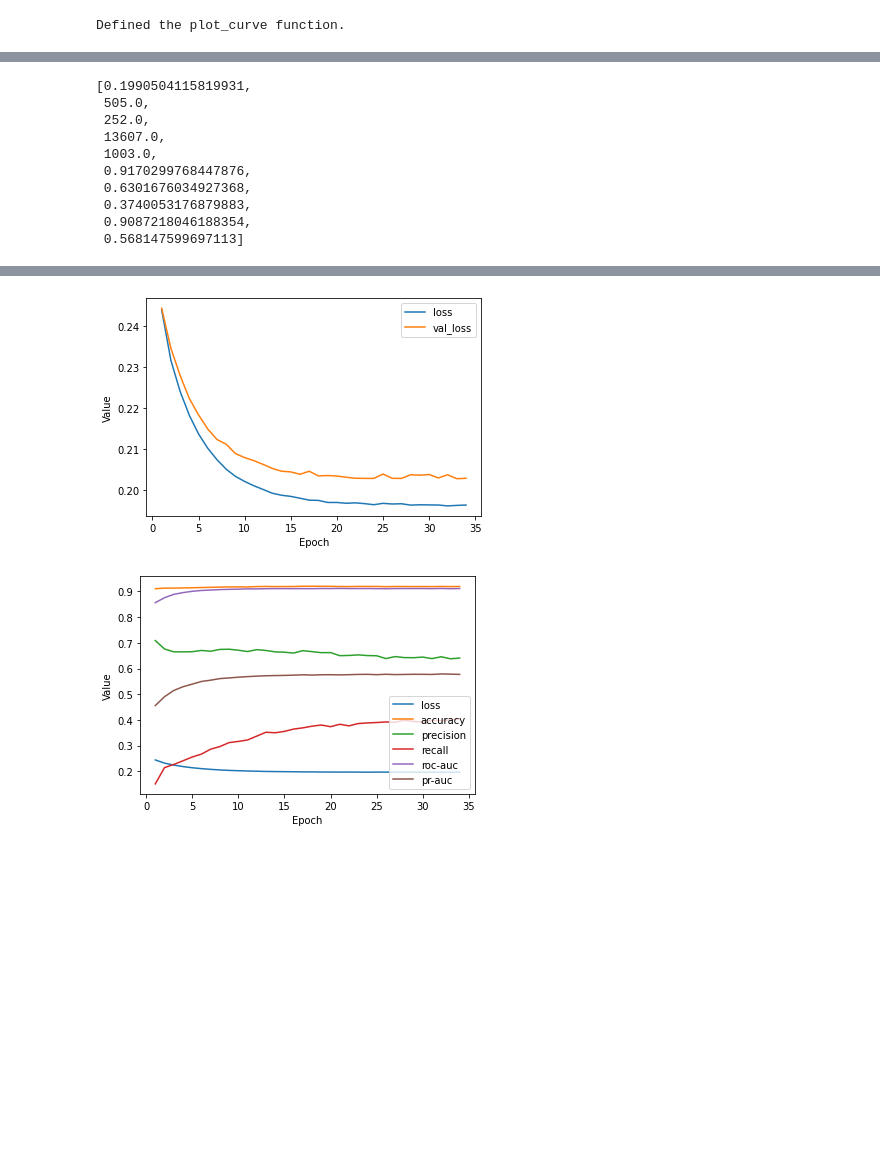
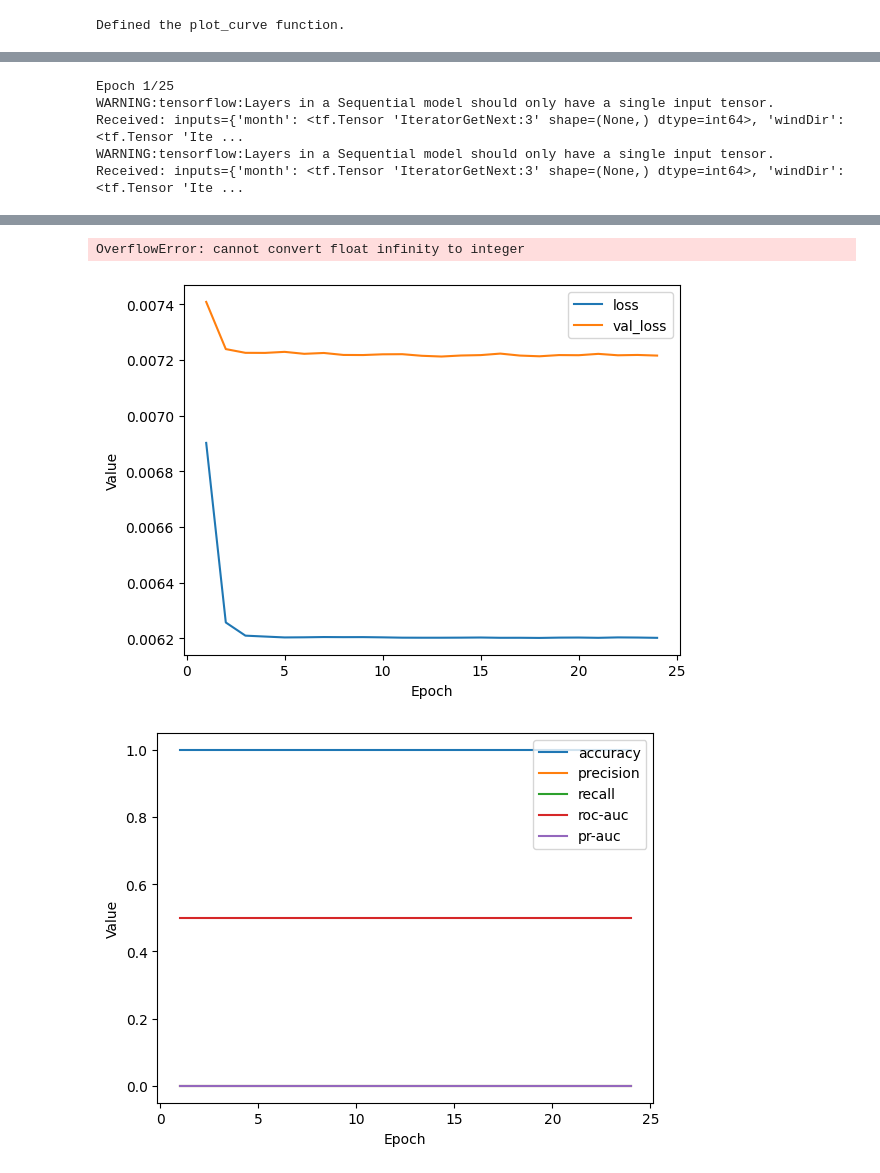
Before and after one commit to Bombbird2001/Windshear-Predictor, a Jupyter notebook: windshear_predictor.ipynb, the cells around one changed output, grey strips where cells are left out. Drawn from its saved outputs; the diff is of its cells as text; code cells hidden in the pictures; blank space fills up the shorter version.

```diff
--- a/windshear_predictor.ipynb
+++ b/windshear_predictor.ipynb
@@ -42,5 +57,5 @@ pd.options.display.float_format = "{:.2f}".format
 # %%
-airport = "RCTP"
+airport = "WIDD"
 
 train_df = pd.read_csv(airport + "/" + airport + "_train.csv")
 test_df = pd.read_csv(airport + "/" + airport + "_test.csv")
@@ -171,12 +215,12 @@ def neural_model(my_learning_rate, feature_layer, my_metrics, initial_bias=None)
 
     # Funnel the regression value through a ReLU function.
     model.add(tf.keras.layers.Dense(units=40, activation='relu', name="hidden1",
-                                    kernel_regularizer=tf.keras.regularizers.l2(l=0.001)))
+                                    kernel_regularizer=tf.keras.regularizers.l2(l=0.0005)))
 
     # model.add(tf.keras.layers.Dropout(0.2))
 
     model.add(tf.keras.layers.Dense(units=20, activation='relu', name="hidden2",
-                                    kernel_regularizer=tf.keras.regularizers.l2(l=0.001)))
+                                    kernel_regularizer=tf.keras.regularizers.l2(l=0.0005)))
 
     # model.add(tf.keras.layers.Dropout(0.2))
 
@@ -186,7 +230,7 @@ def neural_model(my_learning_rate, feature_layer, my_metrics, initial_bias=None)
     # Call the compile method to construct the layers into a model that
     # TensorFlow can execute.  Notice that we're using a different loss
     # function for classification than for regression.
-    model.compile(optimizer=tf.keras.optimizers.RMSprop(learning_rate=my_learning_rate),
+    model.compile(optimizer=tf.keras.optimizers.Adam(learning_rate=my_learning_rate),
                     loss=tf.keras.losses.BinaryCrossentropy(),
                     metrics=my_metrics)
 
@@ -216,7 +260,7 @@ def linear_model(my_learning_rate, feature_layer, my_metrics, initial_bias=None)
 
 
 def train_model(model, dataset, epochs, label_name,
-                batch_size=None, shuffle=True, validation_split=0.2):
+                batch_size=None, shuffle=True, validation_split=0.2, class_weight=None):
     """Feed a dataset into the model in order to train it."""
 
     # The x parameter of tf.keras.Model.fit can be a list of arrays, where
@@ -227,7 +271,8 @@ def train_model(model, dataset, epochs, label_name,
     features = {name:np.array(value) for name, value in dataset.items()}
     label = np.array(features.pop(label_name))
     history = model.fit(x=features, y=label, batch_size=batch_size,
-                          epochs=epochs, shuffle=shuffle, validation_split=validation_split)
+                          epochs=epochs, shuffle=shuffle, validation_split=validation_split,
+                          class_weight=class_weight)
 
     # The list of epochs is stored separately from the rest of history.
     epochs = history.epoch
@@ -263,13 +308,18 @@ def get_initial_bias(train_set):
     neg_count = train_set.size - pos_count
     return np.log([pos_count / neg_count])
 # %%
-learning_rate = 0.01
-epochs = 35
+learning_rate = 0.0005
+epochs = 25
 batch_size = 100
 label_name = "ws"
-classification_threshold = 0.45
+classification_threshold = 0.5
 validation_split = 0.3
 initial_bias = get_initial_bias(train_df_norm)
+
+downsampling_factor = 1.0
+with open(airport + "/downsample.txt", "r") as ds:
+    downsampling_factor = float(ds.read())
+class_weight = {0: downsampling_factor, 1: 1.0}
 
 # Establish the metrics the model will measure.
 METRICS = [
@@ -285,15 +335,15 @@ METRICS = [
 ]
 
 # Establish the model's topography.
-my_model = linear_model(learning_rate, feature_layer, METRICS, initial_bias=initial_bias)
+my_model = neural_model(learning_rate, feature_layer, METRICS, initial_bias=initial_bias)
 
 # Train the model on the training set.
 epochs, hist = train_model(my_model, train_df_norm, epochs,
-                           label_name, batch_size, validation_split=validation_split)
+                           label_name, batch_size, validation_split=validation_split, class_weight=class_weight)
 
 # Plot a graph of the metric(s) vs. epochs.
 list_of_metrics_to_plot_1 = ['loss', 'val_loss']
-list_of_metrics_to_plot_2 = ['loss', 'accuracy', 'precision', 'recall', 'roc-auc', 'pr-auc']
+list_of_metrics_to_plot_2 = ['accuracy', 'precision', 'recall', 'roc-auc', 'pr-auc']
 
 plot_curve(epochs, hist, list_of_metrics_to_plot_1)
 plot_curve(epochs, hist, list_of_metrics_to_plot_2)
@@ -323,10 +376,3 @@ Epoch 35/35
-[0.1990504115819931,
- 505.0,
- 252.0,
- 13607.0,
- 1003.0,
- 0.9170299768447876,
- 0.6301676034927368,
- 0.3740053176879883,
- 0.9087218046188354,
- 0.568147599697113]
+Epoch 1/25
+WARNING:tensorflow:Layers in a Sequential model should only have a single input tensor. Received: inputs={'month': <tf.Tensor 'IteratorGetNext:3' shape=(None,) dtype=int64>, 'windDir': <tf.Tensor 'Ite ...
+WARNING:tensorflow:Layers in a Sequential model should only have a single input tensor. Received: inputs={'month': <tf.Tensor 'IteratorGetNext:3' shape=(None,) dtype=int64>, 'windDir': <tf.Tensor 'Ite ...
@@ -333,2 +401,3 @@ Epoch 35/35
+OverflowError: cannot convert float infinity to integer
-[figure, old version]
+[figure, new version]
-[figure, old version]
+[figure, new version]
```
Also changed, not shown: parts of 15 cells of this notebook, 2 other files.
